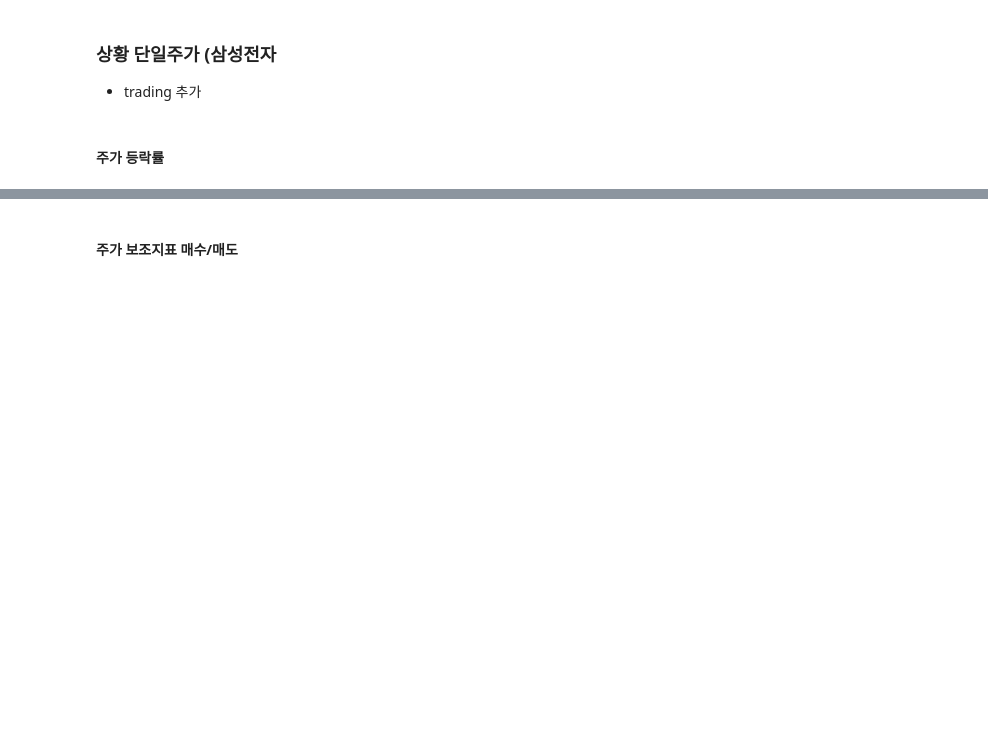
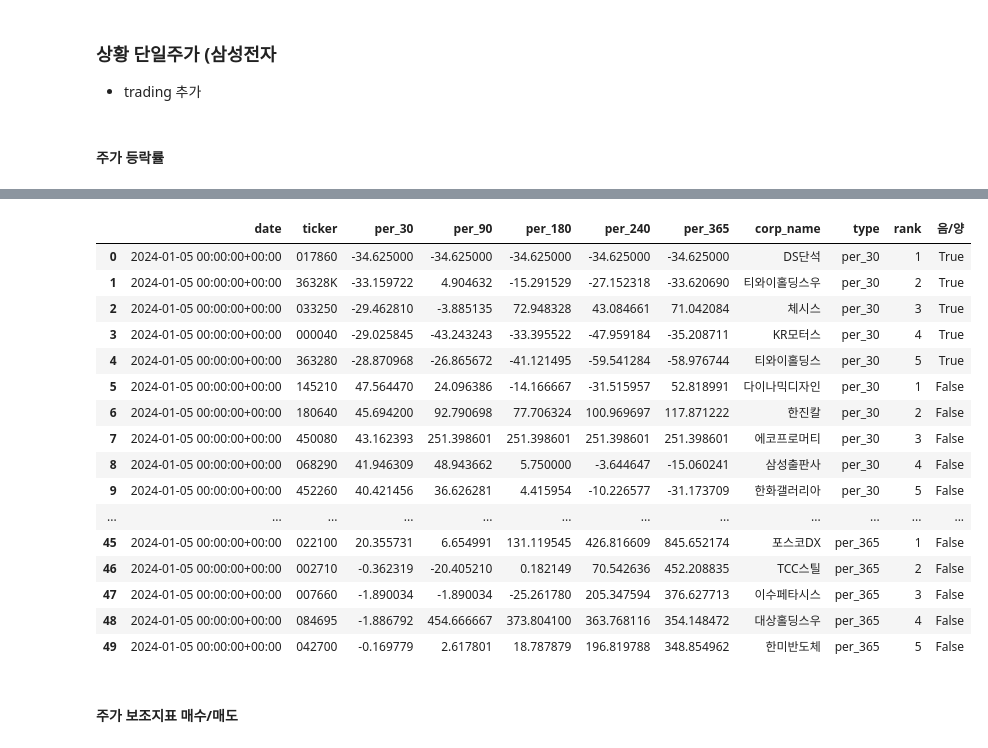
Before and after one commit to Unfinishedgod/finance_mlops, a Jupyter notebook: jupyter/indicator_setup.ipynb, the cells around one changed output, grey strips where cells are left out. Cells and saved outputs as stored; diff of their text form; code cells hidden in the pictures; blank space fills up the shorter version.

```diff
--- a/jupyter/indicator_setup.ipynb
+++ b/jupyter/indicator_setup.ipynb
@@ -225,40 +208,3 @@ ticker_nm = '005930'
 #### 주가 등락률
 # %%
 kor_stock_ohlcv_kospi_sample = kor_stock_ohlcv_kospi[kor_stock_ohlcv_kospi['ticker'] == ticker_nm]
-# %%
-df1_set = kor_stock_ohlcv_kospi_sample[['ticker', 'date', 'close', 'corp_name']]
-df1_set = df1_set[df1_set['date'] == '2024-01-05']
-
-df1 =  kor_stock_ohlcv_kospi_sample[kor_stock_ohlcv_kospi_sample['date'] > set_date].groupby("ticker")['date'].min().reset_index()
-
-diff_date_list = [30, 90, 180, 240, 365]
-for diff_date in diff_date_list:
-# diff_date = 240
-    now = datetime.now()
-    now = now + timedelta(days=-diff_date)
-    set_date = now.strftime('%Y-%m-%d')
-    df1 =  kor_stock_ohlcv_kospi_sample[kor_stock_ohlcv_kospi_sample['date'] > set_date].groupby("ticker")['date'].min().reset_index()
-
-
-    df1 = df1[['ticker','date']]
-    df1 = pd.merge(df1, kor_stock_ohlcv_kospi_sample[['ticker', 'date', 'close']],
-                  on = ['ticker', 'date'],
-                  how = 'left')
-
-    df1.columns = ['ticker', f'date_{diff_date}', f'close_{diff_date}']
-
-    df1_set = pd.merge(df1_set, df1,
-                      on = 'ticker',
-                      how = 'left')
-
-    df1_set[f'per_{diff_date}'] = (df1_set['close'] - df1_set[f'close_{diff_date}']) / df1_set[f'close_{diff_date}'] * 100
-
-df1_set_2 = df1_set[['date','ticker','per_30', 'per_90', 'per_180', 'per_240', 'per_365', 'corp_name']]
-df1_set_2
-
-df1_set_3 = pd.melt(df1_set_2,
-        id_vars= ['date', 'ticker', 'corp_name'],
-        value_vars=['per_30', 'per_90', 'per_180', 'per_240','per_365'])
-
-stock_per_set = df1_set_3
-stock_per_set
@@ -272,3 +274,23 @@ stock_per_set
+# %%
+df_per_total
+# %% [output]
+|  | date | ticker | per_30 | per_90 | per_180 | per_240 | per_365 | corp_name | type | rank | 음/양 |
+| 0 | 2024-01-05 00:00:00+00:00 | 017860 | -34.625000 | -34.625000 | -34.625000 | -34.625000 | -34.625000 | DS단석 | per_30 | 1 | True |
+| 1 | 2024-01-05 00:00:00+00:00 | 36328K | -33.159722 | 4.904632 | -15.291529 | -27.152318 | -33.620690 | 티와이홀딩스우 | per_30 | 2 | True |
+| 2 | 2024-01-05 00:00:00+00:00 | 033250 | -29.462810 | -3.885135 | 72.948328 | 43.084661 | 71.042084 | 체시스 | per_30 | 3 | True |
+| 3 | 2024-01-05 00:00:00+00:00 | 000040 | -29.025845 | -43.243243 | -33.395522 | -47.959184 | -35.208711 | KR모터스 | per_30 | 4 | True |
+| 4 | 2024-01-05 00:00:00+00:00 | 363280 | -28.870968 | -26.865672 | -41.121495 | -59.541284 | -58.976744 | 티와이홀딩스 | per_30 | 5 | True |
+| 5 | 2024-01-05 00:00:00+00:00 | 145210 | 47.564470 | 24.096386 | -14.166667 | -31.515957 | 52.818991 | 다이나믹디자인 | per_30 | 1 | False |
+| 6 | 2024-01-05 00:00:00+00:00 | 180640 | 45.694200 | 92.790698 | 77.706324 | 100.969697 | 117.871222 | 한진칼 | per_30 | 2 | False |
+| 7 | 2024-01-05 00:00:00+00:00 | 450080 | 43.162393 | 251.398601 | 251.398601 | 251.398601 | 251.398601 | 에코프로머티 | per_30 | 3 | False |
+| 8 | 2024-01-05 00:00:00+00:00 | 068290 | 41.946309 | 48.943662 | 5.750000 | -3.644647 | -15.060241 | 삼성출판사 | per_30 | 4 | False |
+| 9 | 2024-01-05 00:00:00+00:00 | 452260 | 40.421456 | 36.626281 | 4.415954 | -10.226577 | -31.173709 | 한화갤러리아 | per_30 | 5 | False |
+| ... | ... | ... | ... | ... | ... | ... | ... | ... | ... | ... | ... |
+| 45 | 2024-01-05 00:00:00+00:00 | 022100 | 20.355731 | 6.654991 | 131.119545 | 426.816609 | 845.652174 | 포스코DX | per_365 | 1 | False |
+| 46 | 2024-01-05 00:00:00+00:00 | 002710 | -0.362319 | -20.405210 | 0.182149 | 70.542636 | 452.208835 | TCC스틸 | per_365 | 2 | False |
+| 47 | 2024-01-05 00:00:00+00:00 | 007660 | -1.890034 | -1.890034 | -25.261780 | 205.347594 | 376.627713 | 이수페타시스 | per_365 | 3 | False |
+| 48 | 2024-01-05 00:00:00+00:00 | 084695 | -1.886792 | 454.666667 | 373.804100 | 363.768116 | 354.148472 | 대상홀딩스우 | per_365 | 4 | False |
+| 49 | 2024-01-05 00:00:00+00:00 | 042700 | -0.169779 | 2.617801 | 18.787879 | 196.819788 | 348.854962 | 한미반도체 | per_365 | 5 | False |
 # %% [markdown]
 #### 주가 보조지표 매수/매도
 # %%
```
Also changed, not shown: parts of 17 cells of this notebook.
